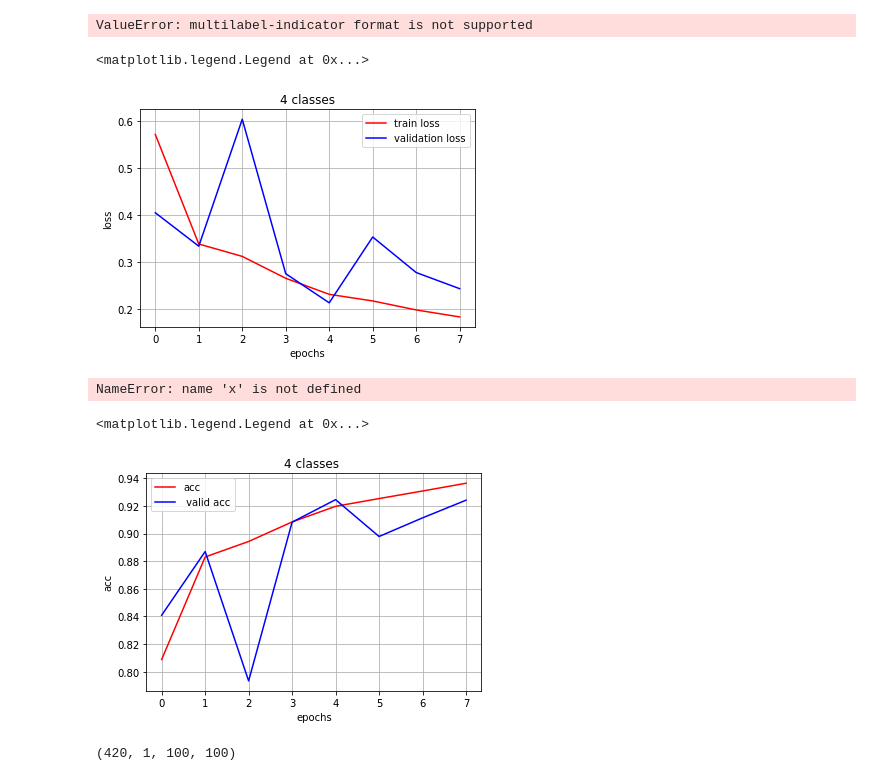
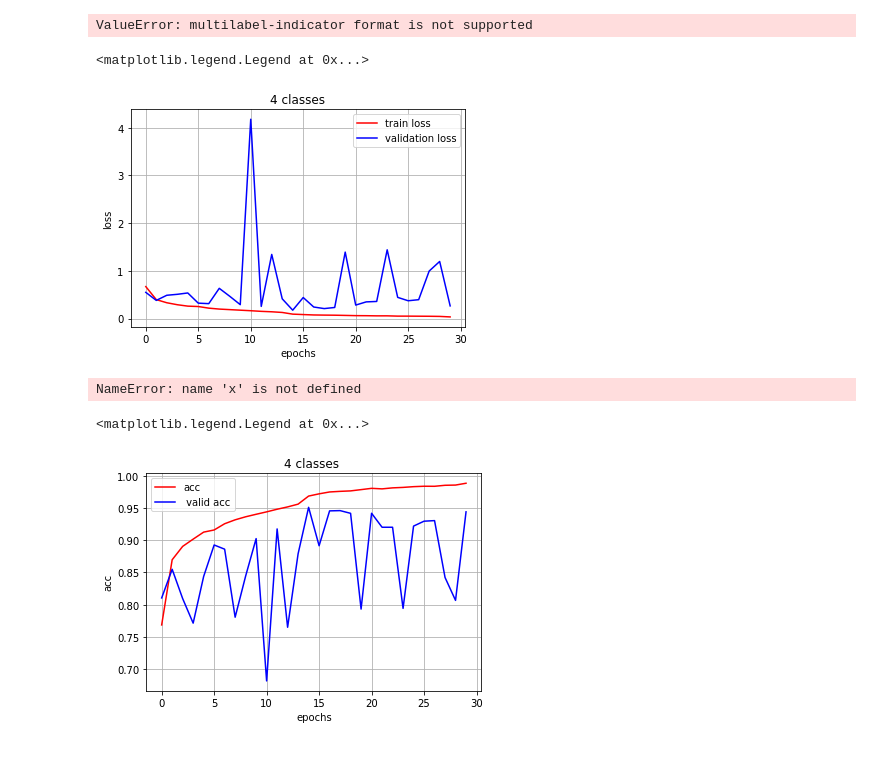
Before and after one commit to roberttoyonaga/HSTLens, a Jupyter notebook: HST_Lens_training_script_batchjob3.ipynb, the cells around one changed output. Cells and saved outputs as stored; diff of their text form; code cells hidden in the pictures.

Commit message:
batchjob 3 estimator ensemble

```diff
--- a/HST_Lens_training_script_batchjob3.ipynb
+++ b/HST_Lens_training_script_batchjob3.ipynb
@@ -64,12 +64,12 @@ x_combined.shape
 # %%
-from HSTLens_resnet16_s_multiclass_6 import deeplens_classifier
+from HSTLens_resnet16_s_multiclass_8 import deeplens_classifier
 
-my_model = deeplens_classifier(n_epochs=100, batch_size=32)
+my_model = deeplens_classifier(n_epochs=30, batch_size=32)
 my_model._build()
 
-my_model._fit(x_combined_shuf[:50000],y_combined_shuf[:50000])
+# my_model._fit(x_combined_shuf[:50000],y_combined_shuf[:50000])
 
 #my_model.model.save("real_lenses_weights") # issue with json serializing
-my_model.model.save_weights("combined_nonsubtracted_weights_resnet16_s_h4_4_3rdrun")
-# my_model.model.load_weights("combined_nonsubtracted_weights_resnet16_s_h4_4")
+# my_model.model.save_weights("multiclass4_ensemble_2")
+my_model.model.load_weights("multiclass4_ensemble_1")
 # %% [output]
@@ -146,9 +127,10 @@ plt.grid('on')
 ValueError: multilabel-indicator format is not supported
 # %%
 #my_model.model.history is a callback obj my_model.model.history is a dict
+import matplotlib.pyplot as plt
 train_loss = my_model.model.history.history['loss']
 val_loss = my_model.model.history.history['val_loss']
-xc = range(8)
+xc = range(30)
 
 plt.figure()
 plt.title('4 classes')
@@ -160,7 +142,7 @@ plt.grid('on')
 plt.legend()
 # %% [output]
 <matplotlib.legend.Legend at 0x...>
-[figure, old version]
+[figure, new version]
 # %%
 start = time.time()
 predictions= my_model._predict(x[:1000],y[:1000])
@@ -177,22 +159,16 @@ NameError: name 'x' is not defined
 # %%
 import matplotlib.pyplot as plt
 acc = my_model.model.history.history['acc']
 val_acc = my_model.model.history.history['val_acc']
-xc =range(8)
+xc =range(30)
 plt.figure()
 plt.title('4 classes ')
 plt.xlabel('epochs')
 plt.ylabel('acc')
 plt.plot(xc, acc,'r-',label="acc")
 plt.plot(xc, val_acc,'b-',label=" valid acc")
 plt.grid('on')
 plt.legend()
 # %% [output]
 <matplotlib.legend.Legend at 0x...>
-[figure, old version]
+[figure, new version]
-# %%
-x_test = np.load('pos_real_nonskysubtracted_x1.npy')
-y_test = np.load('pos_real_nonskysubtracted_y1.npy')
-x_test.shape
-# %% [output]
-(420, 1, 100, 100)
```
Also changed, not shown: parts of 14 cells of this notebook, 26 other files.
